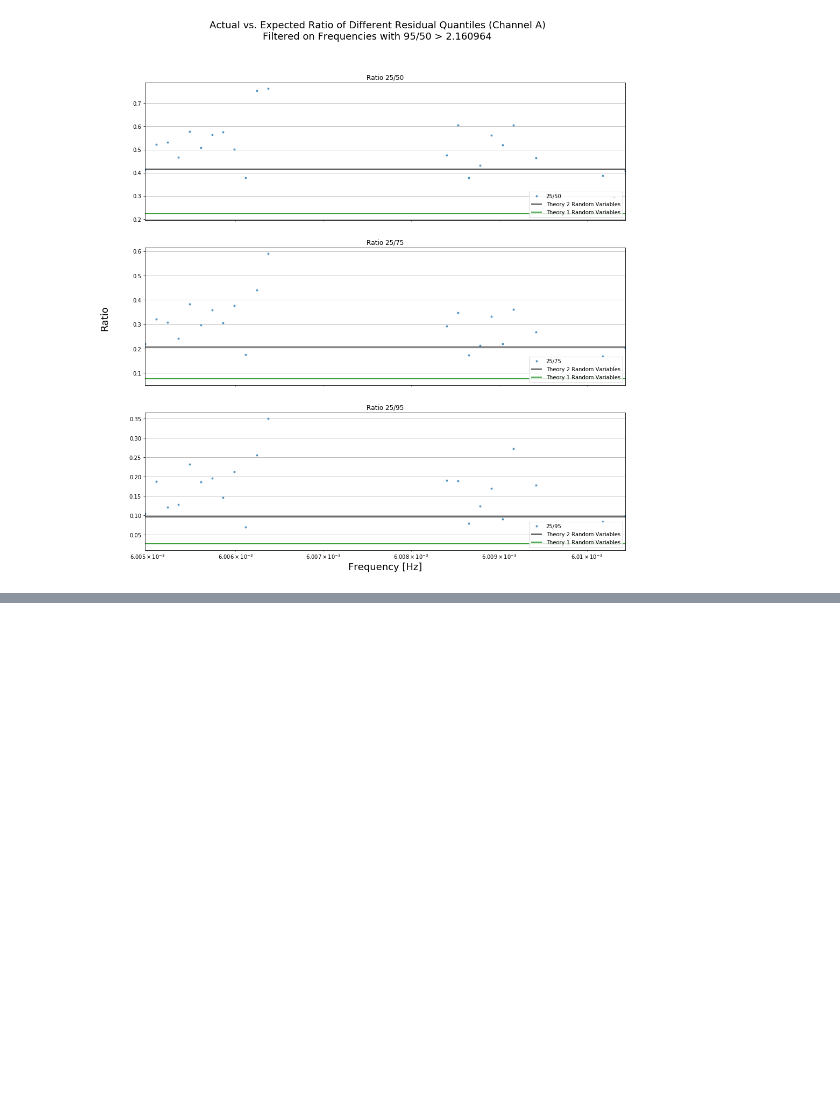
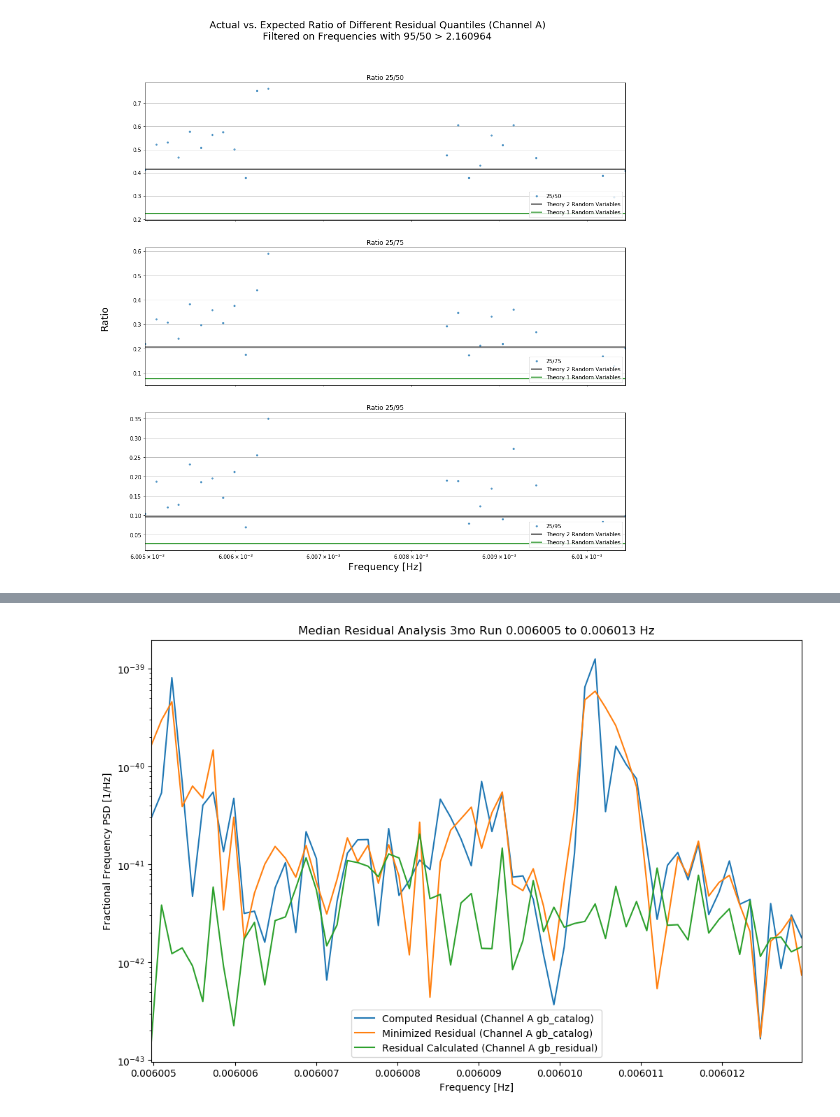
Before and after one commit to bjohanson83/GBMCMC_analysis, a Jupyter notebook: notebooks/GBMCMC_residual_output_analysis.ipynb, the cells around one changed output, grey strips where cells are left out. Saved outputs shown, nothing was run; the diff lists cells and outputs as text; code cells hidden in the pictures; blank space fills up the shorter version.

```diff
--- a/notebooks/GBMCMC_residual_output_analysis.ipynb
+++ b/notebooks/GBMCMC_residual_output_analysis.ipynb
@@ -121,0 +150,10 @@ def detected_sources(cat_folder):
+# %%
+#Clones a dataframe to avoid overwrite when manipulating data
+
+def clone_df(orig_df):
+    orig_shape = orig_df.shape
+    columns = orig_df.columns.values
+    new_df = pd.DataFrame(np.zeros(orig_shape), columns = orig_df.columns.values)
+    for i in range(orig_shape[1]):
+        new_df[columns[i]] = orig_df[columns[i]].values
+    return new_df
@@ -555,0 +635,33 @@ plt.show()
+# %%
+fig = plt.figure(figsize = [12,8],dpi=100)
+ax1 = plt.axes()
+
+#ax1.plot(fdf['Frequency'].values[valid_q25],fdf['Median A residual'].values[valid_q25], '.',label = 'Filtered Data 50 A residual')
+#ax1.plot(fdf['Frequency'].values,fdf['Median A residual'].values, alpha = a4, label = 'Data 50 A residual')
+#ax1.plot(freqs[ind50], theory50[ind50], alpha = a2, label = 'Theory 50 A residual (2 Variable)')
+#ax1.plot(freqs[ind50], theory50_1[ind50], alpha = a3, label = 'Theory 50 A residual (1 Variable)')
+
+#power_df.plot(x = 'Frequency', y = 'A_power', style = '-', ax = ax1, label = 'data (Channel A)')
+
+#Output and residual from gb_catalog waveform outputs
+#final_wf.plot(x = 'Frequency', y = 'A_power', style = '-', ax = ax1, label = 'Waveform (Channel A gb_catalog)')
+residual_df.plot(x = 'Frequency', y = 'A_power', style = '-', ax = ax1, label = 'Computed Residual (Channel A gb_catalog)')
+
+#Output and residual from gb_catalog waveform outputs phase shift residual minimization
+#shifted_wf.plot(x = 'Frequency', y = 'A_power', style = '-', ax = ax1, label = 'Shifted Waveform (Channel A)')
+shifted_res.plot(x = 'Frequency', y = 'A_power', style = '-', ax = ax1, label = 'Minimized Residual (Channel A gb_catalog)')
+
+#Output and residual from gb_residual code
+#res_df.plot(x = 'Frequency', y = 'A_res', style = '-', ax = ax1, label = 'gb_residual output (Channel A)')
+res_inpt.plot(x = 'Frequency', y = 'A_power', style = '-', ax = ax1, label = 'Residual Calculated (Channel A gb_residual)')
+
+#ax1.vlines(det_freq, 0, 1e-37, label = 'Source Frequency')
+ax1.legend(loc = 'best')
+ax1.set_yscale('log')
+plt.xlim(xmin,xmax)
+plt.xlabel('Frequency [Hz]')
+plt.ylabel('Fractional Frequency PSD [1/Hz]')
+plt.title('Median Residual Analysis 3mo Run %f to %f Hz' % (xmin,xmax))
+plt.show()
+# %% [output]
+[figure, added]
```
Also changed, not shown: parts of 13 cells of this notebook.
